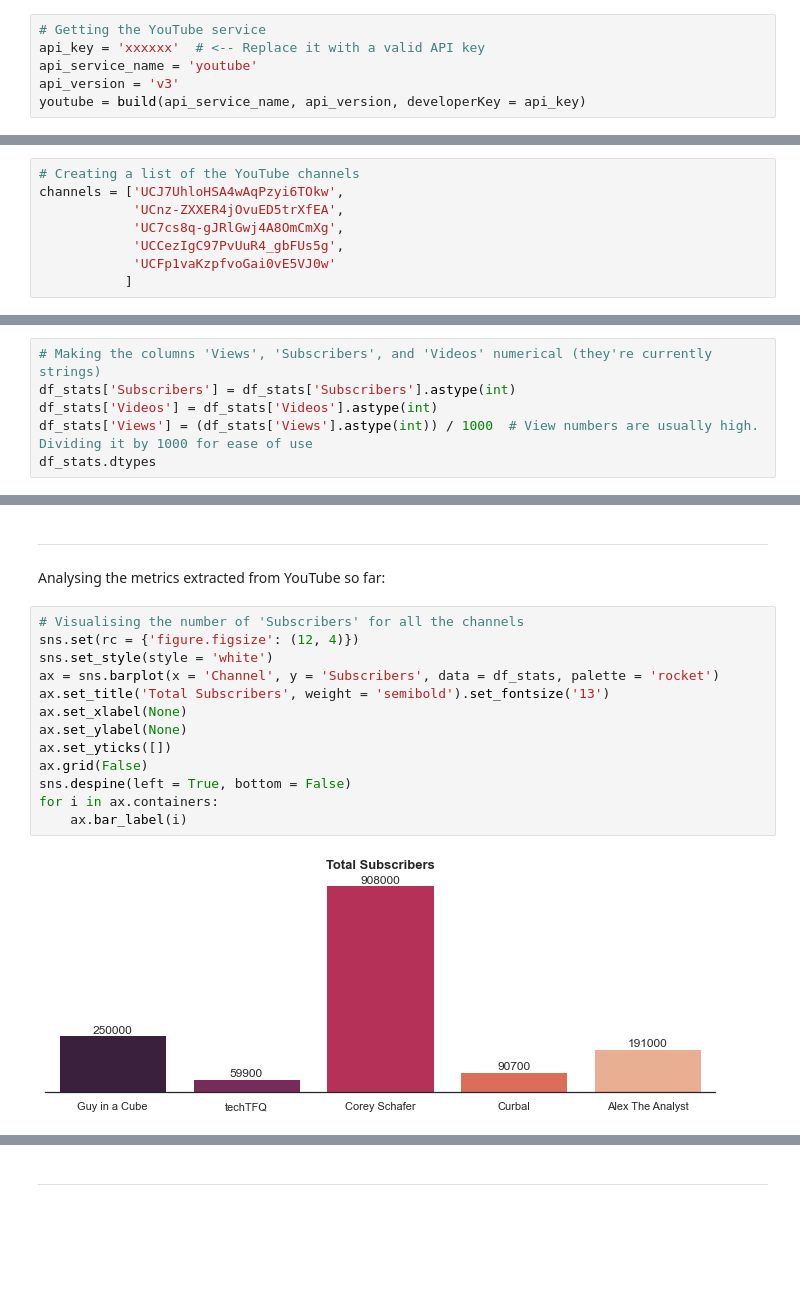
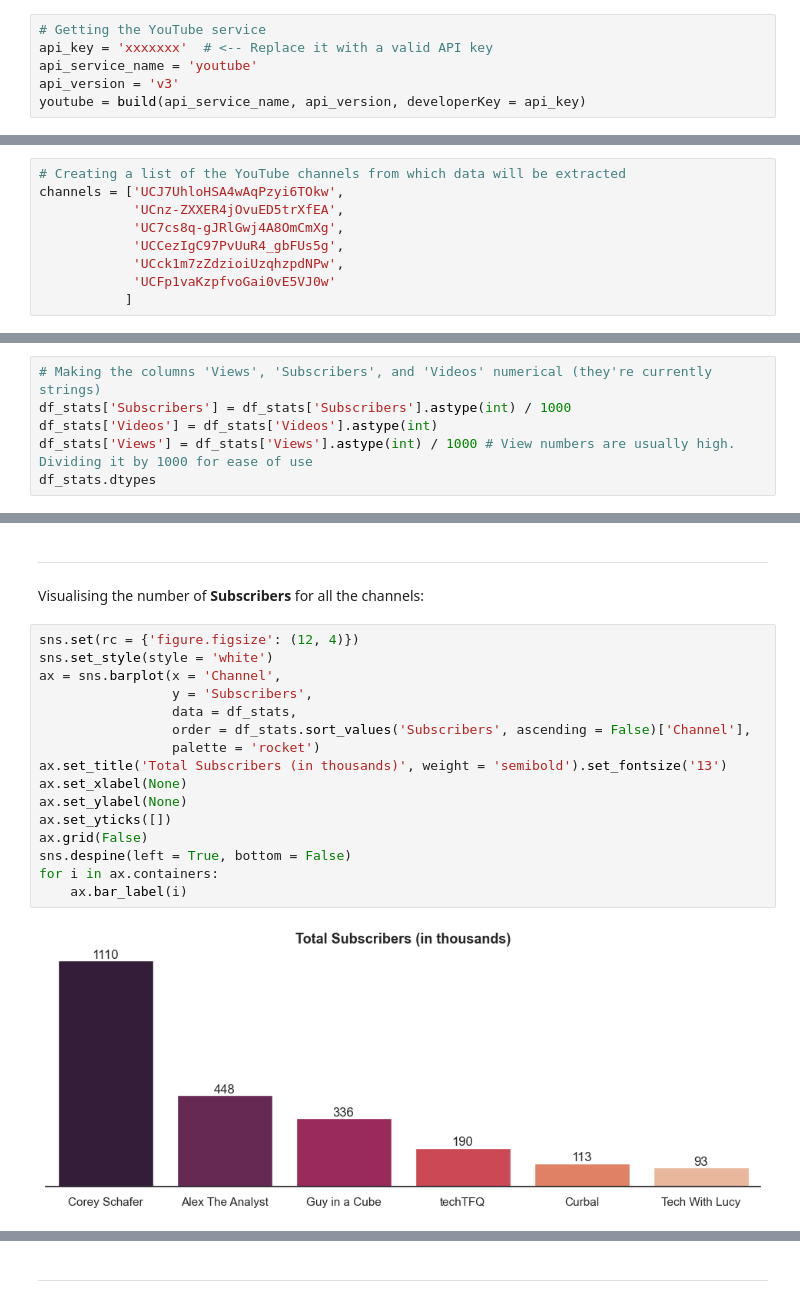
Before and after one commit to RobertaBRC/YoutubeAnalysis, a Jupyter notebook: YouTubeAnalysis.ipynb, the cells around one changed output, grey strips where cells are left out. Saved outputs shown, nothing was run; the diff lists cells and outputs as text; blank space fills up the shorter version.

Commit message:
Update YouTubeAnalysis

```diff
--- a/YouTubeAnalysis.ipynb
+++ b/YouTubeAnalysis.ipynb
@@ -17,6 +19,6 @@ from googleapiclient.discovery import build
 # %%
 # Getting the YouTube service
-api_key = 'xxxxxx'  # <-- Replace it with a valid API key
+api_key = 'xxxxxxx'  # <-- Replace it with a valid API key
 api_service_name = 'youtube'
 api_version = 'v3'
 youtube = build(api_service_name, api_version, developerKey = api_key)
@@ -23,8 +27,9 @@ youtube = build(api_service_name, api_version, developerKey = api_key)
 # %%
-# Creating a list of the YouTube channels
+# Creating a list of the YouTube channels from which data will be extracted
 channels = ['UCJ7UhloHSA4wAqPzyi6TOkw',
             'UCnz-ZXXER4jOvuED5trXfEA',
             'UC7cs8q-gJRlGwj4A8OmCmXg',
             'UCCezIgC97PvUuR4_gbFUs5g',
+            'UCck1m7zZdzioiUzqhzpdNPw',
             'UCFp1vaKzpfvoGai0vE5VJ0w'
            ]
@@ -103,9 +111,9 @@ PlaylistIds    object
 dtype: object
 # %%
 # Making the columns 'Views', 'Subscribers', and 'Videos' numerical (they're currently strings)
-df_stats['Subscribers'] = df_stats['Subscribers'].astype(int)
+df_stats['Subscribers'] = df_stats['Subscribers'].astype(int) / 1000
 df_stats['Videos'] = df_stats['Videos'].astype(int)
-df_stats['Views'] = (df_stats['Views'].astype(int)) / 1000  # View numbers are usually high. Dividing it by 1000 for ease of use
+df_stats['Views'] = df_stats['Views'].astype(int) / 1000 # View numbers are usually high. Dividing it by 1000 for ease of use
 df_stats.dtypes
 # %% [output]
 Channel         object
@@ -117,19 +134,22 @@ dtype: object
 # %% [markdown]
 ---
-# %% [markdown]
-Analysing the metrics extracted from YouTube so far:
+# %% [markdown]
+Visualising the number of __Subscribers__ for all the channels:
 # %%
-# Visualising the number of 'Subscribers' for all the channels
 sns.set(rc = {'figure.figsize': (12, 4)})
 sns.set_style(style = 'white')
-ax = sns.barplot(x = 'Channel', y = 'Subscribers', data = df_stats, palette = 'rocket')
-ax.set_title('Total Subscribers', weight = 'semibold').set_fontsize('13')
+ax = sns.barplot(x = 'Channel',
+                 y = 'Subscribers',
+                 data = df_stats,
+                 order = df_stats.sort_values('Subscribers', ascending = False)['Channel'],
+                 palette = 'rocket')
+ax.set_title('Total Subscribers (in thousands)', weight = 'semibold').set_fontsize('13')
 ax.set_xlabel(None)
 ax.set_ylabel(None)
 ax.set_yticks([])
 ax.grid(False)
 sns.despine(left = True, bottom = False)
 for i in ax.containers:
     ax.bar_label(i)
 # %% [output]
-[figure, old version]
+[figure, new version]
```
Also changed, not shown: parts of 84 cells of this notebook.
